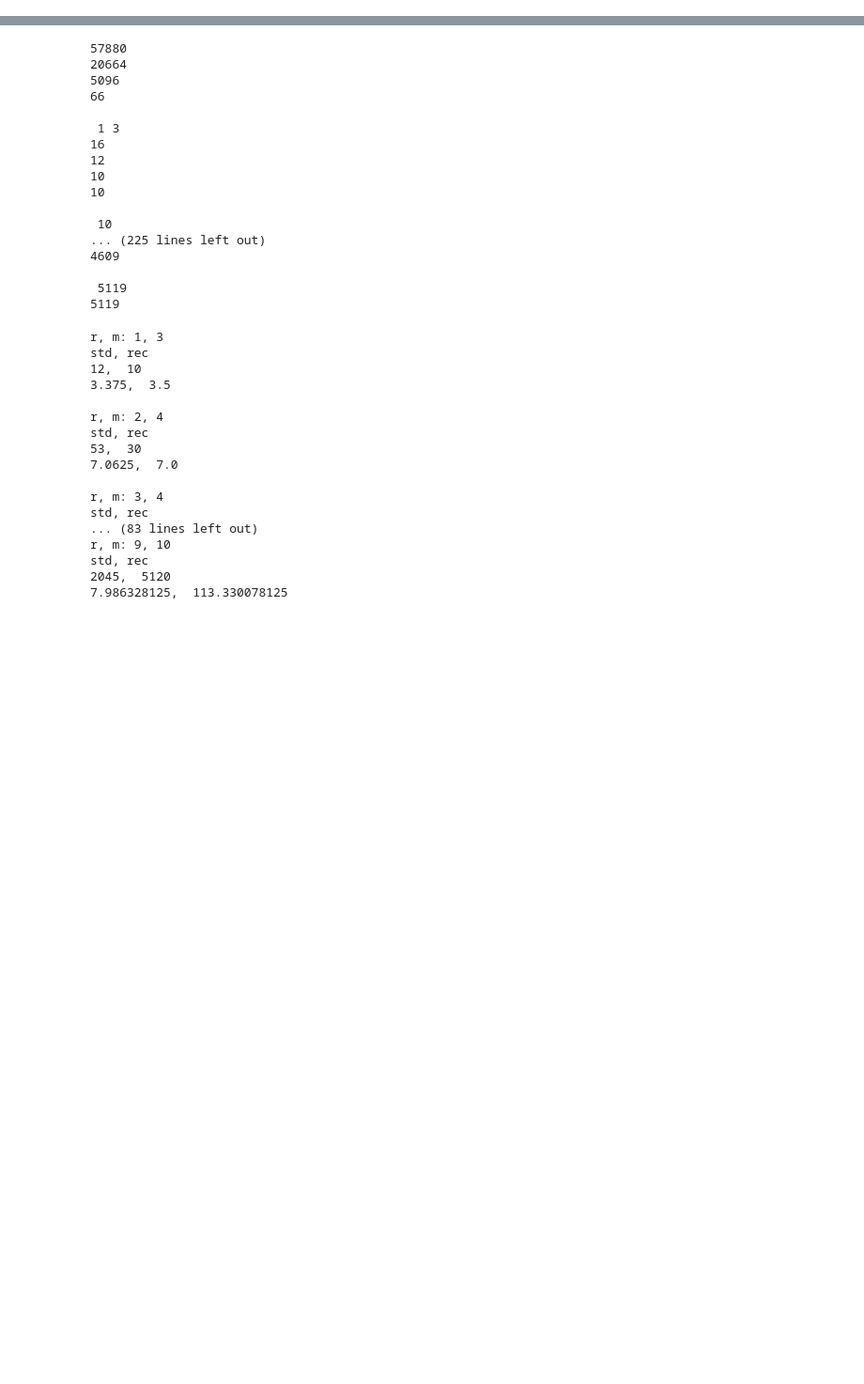
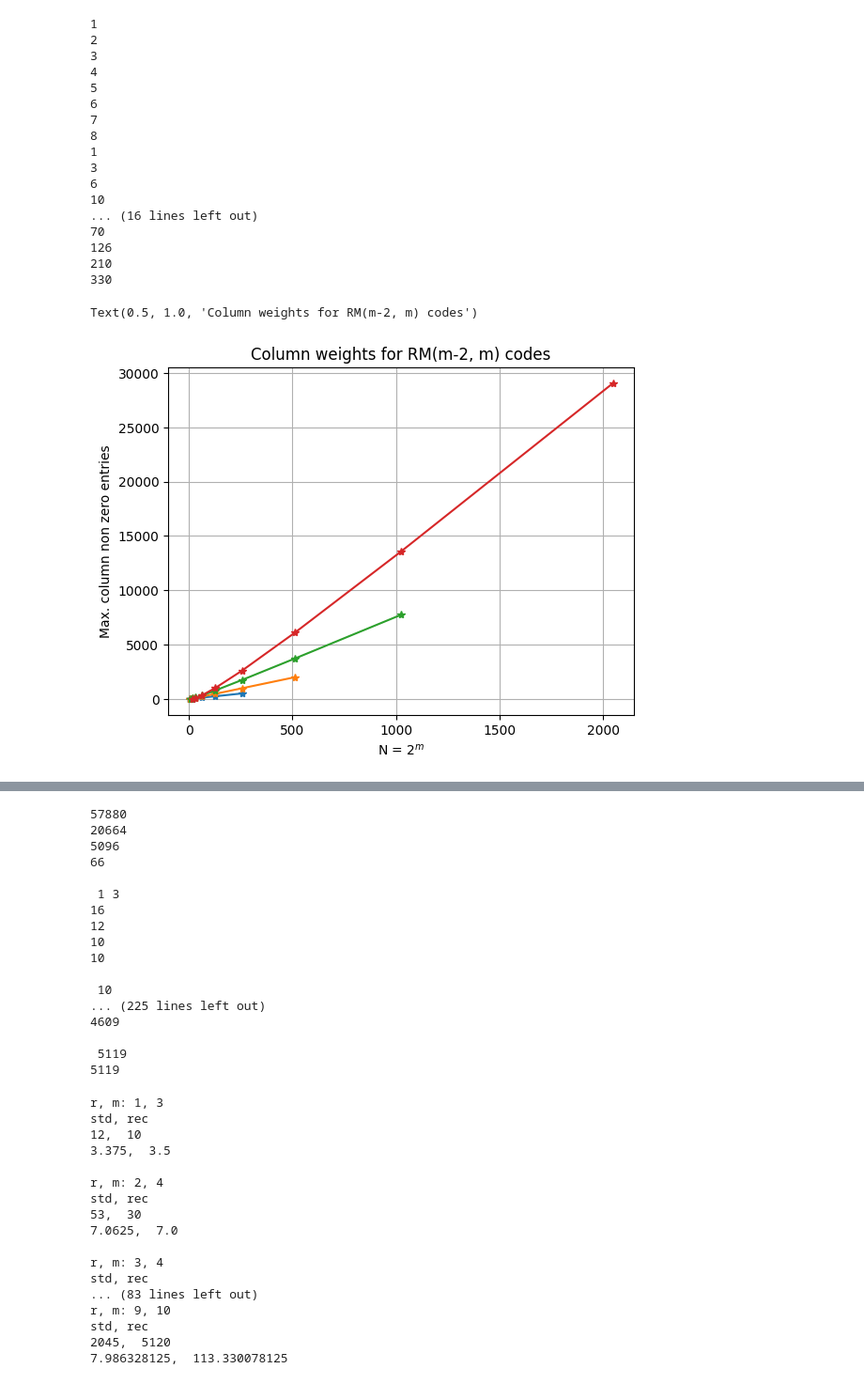
Before and after one commit to Praveen91299/QRM, a Jupyter notebook: QRM.ipynb, the cells around one changed output, grey strips where cells are left out. Shown at 94% size. Drawn from its saved outputs; the diff is of its cells as text; code cells hidden in the pictures; blank space fills up the shorter version.

```diff
--- a/QRM.ipynb
+++ b/QRM.ipynb
@@ -0,0 +51,12 @@
+# %%
+from qrm_matrices import Grm
+from qrm_utils import puncture_matrix
+import numpy as np
+
+
+G = puncture_matrix(Grm(2, 4))
+H = puncture_matrix(Grm(1, 4))[1:]
+print(len(G), len(H))
+np.array(G)@(np.array(H).T) %2
+
+print(np.linalg.matrix_rank(puncture_matrix(Grm(4, 4))))
@@ -0,0 +353,58 @@
+# %%
+from qrm_matrices import Grm, get_R
+import numpy as np
+import matplotlib.pyplot as plt
+
+def get_max_row_weight(M):
+    row_wts = np.sum(M, axis=1)
+    return max(row_wts)
+
+i, m =  4, 9
+
+mw = {}
+tw = {}
+
+for i in range(1, 5):
+    col_max_weights = []
+    sum_weights = []
+    m_list = i + np.array(range(8))
+    for m in list(m_list):
+        r = m-i
+        G = np.array(Grm(r, m))
+        R = np.array(get_R(G))
+        Gd = R@G %2
+        cw = get_max_row_weight(Gd.T)
+        #print(get_max_row_weight(Gd))
+        print(cw)
+        col_max_weights.append(cw)
+        sum_weights.append(np.sum(Gd))
+
+    mw[i] = col_max_weights
+    tw[i] = sum_weights
+    plt.plot([2**m for m in m_list], sum_weights, '*-', label = 'i = {}'.format(i))
+plt.xlabel('N = ${2^m}$')
+plt.ylabel('Max. column non zero entries')
+#plt.xscale('log')
+#plt.yscale('log')
+plt.grid(True)
+plt.title('Column weights for RM(m-2, m) codes')
+# %% [output]
+1
+2
+3
+4
+5
+6
+7
+8
+1
+3
+6
+10
+... (16 lines left out)
+70
+126
+210
+330
+Text(0.5, 1.0, 'Column weights for RM(m-2, m) codes')
+[figure, added]
```
Also changed, not shown: parts of 14 cells of this notebook, 3 other files.
